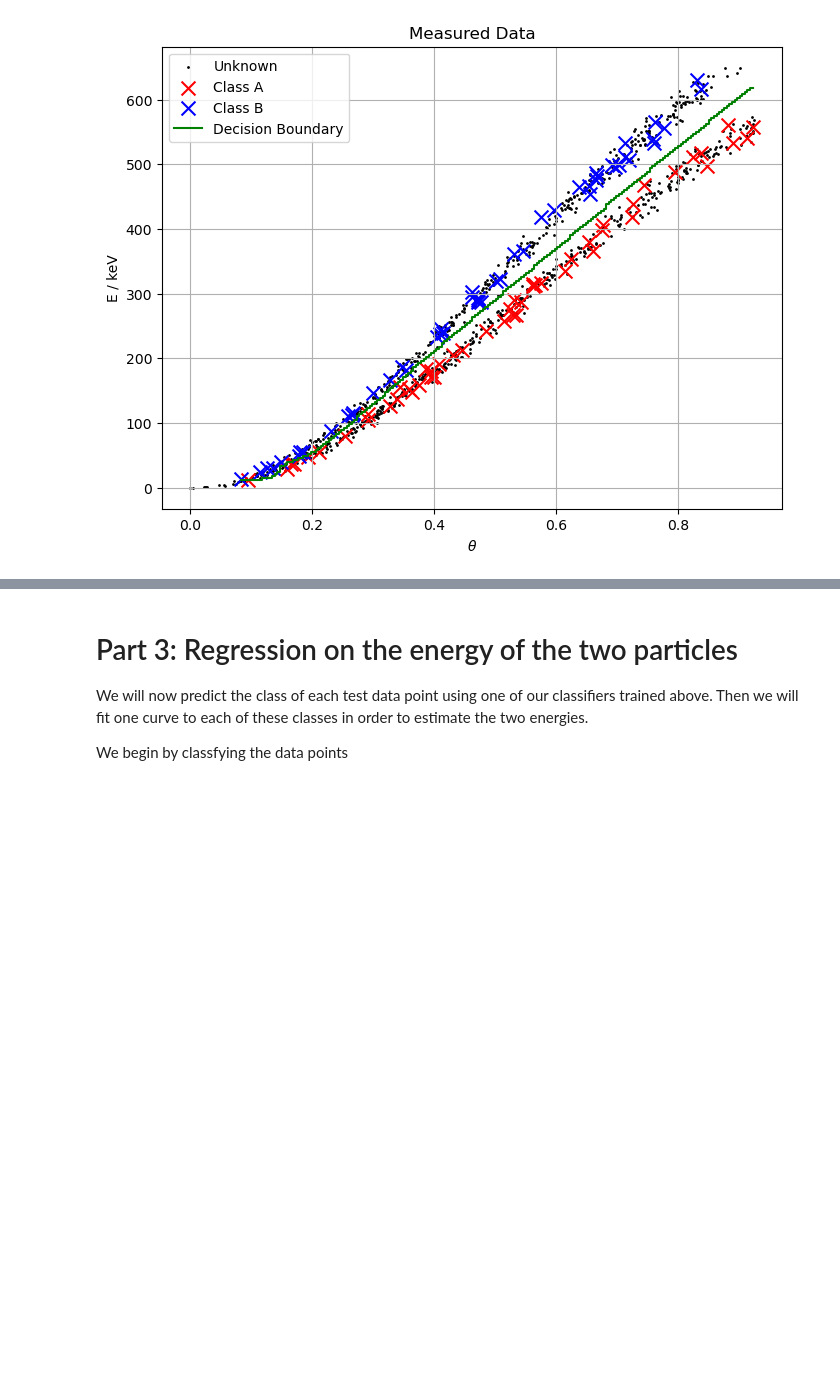
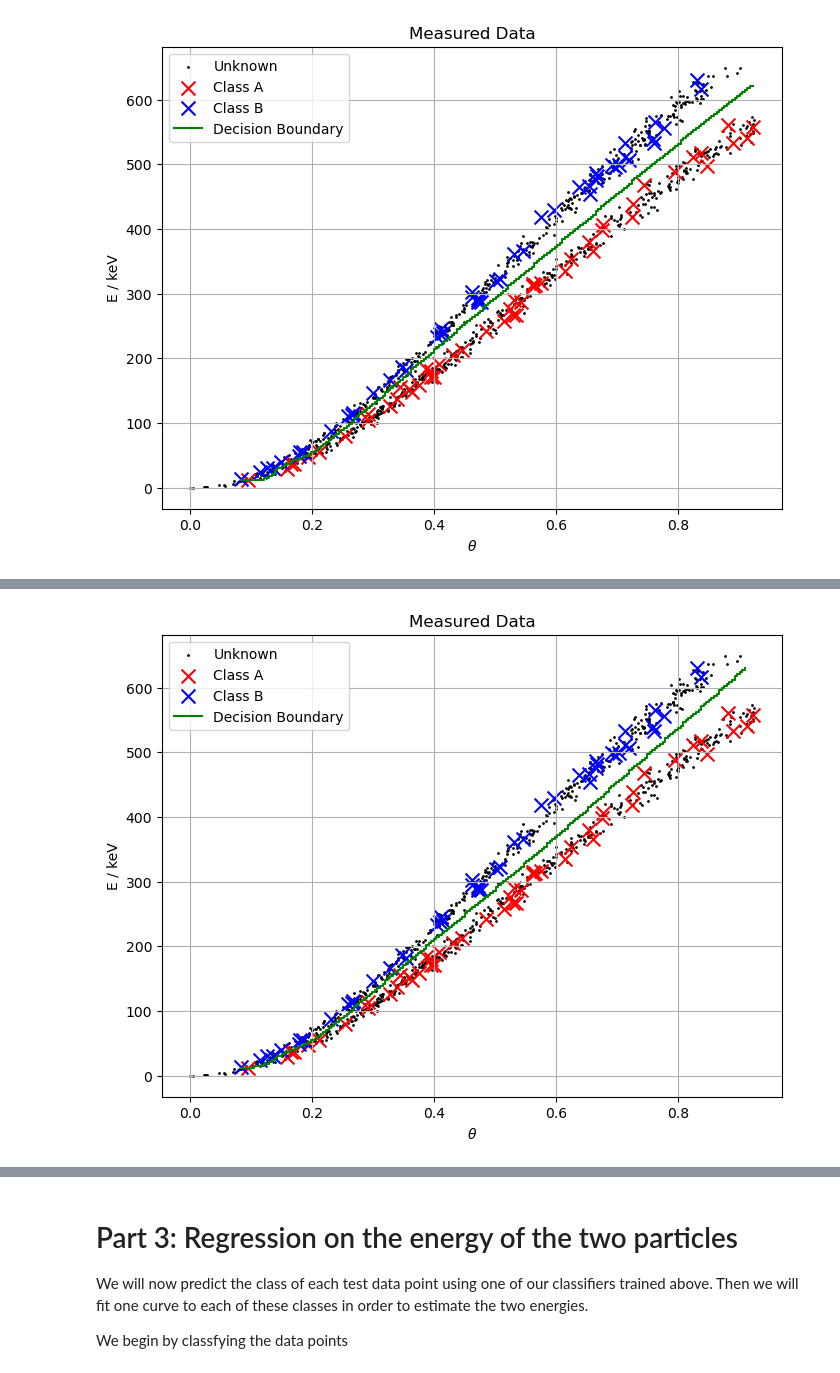
Before and after one commit to ScottMcHaffie/SH2150_assignments, a Jupyter notebook: assignment1/Assignment_1.ipynb, the cells around one changed output, grey strips where cells are left out. Cells and saved outputs as stored; diff of their text form; code cells hidden in the pictures; blank space fills up the shorter version.

```diff
--- a/assignment1/Assignment_1.ipynb
+++ b/assignment1/Assignment_1.ipynb
@@ -77,7 +79,9 @@ x_test shape: torch.Size([870, 2])
 # %% [markdown]
 Now lets plot the dataset to get a feeling of what we have to work with. We have a couple of data points that we know belongs to either class A or B. But for the majority of points, we don't know.
 # %%
-def plot_data():
+def plot_data(fig_name="no_name.jpg", fig_dir=Path(r"C:\Users\T480s\OneDrive\Documents\aKTH\KTH Second Year\ML_physics\SH2150_assignments\assignment1\report_figs")):
+    save_dir = fig_dir / fig_name
+
     fig = plt.figure(figsize=(8,6))
     ax = fig.add_subplot(1,1,1)
     ax.scatter(theta_test, energy_test, c='black', s=1, label='Unknown')
@@ -88,9 +92,11 @@ def plot_data():
     ax.set_title('Measured Data')
     ax.grid()
     ax.legend()
+
+    plt.savefig(save_dir, dpi=300)
     return fig, ax
 
-plot_data()
+plot_data(fig_name="initial_data.jpg")
 plt.show()
 # %% [output]
 [figure]
@@ -289,3 +295,18 @@ axs.legend()
 plt.show()
 # %% [output]
 [figure]
+# %%
+nn_model = NeuralNet(hidden_features=[32, 16, 8]) # TODO: insert the hidden layer dimensions as a python list, [10] would yield one hidden layer with 10 neurons
+optimizer_nn = torch.optim.Adam(nn_model.parameters(), lr=1e-3) # TODO: set learning rate
+num_epochs = 7500 # TODO: set number of epochs
+print (x_train.shape)
+# print(x_train)
+fit_model(nn_model, optimizer_nn, x_train, y_train, cross_entropy_loss, num_epochs)
+
+fig, axs = plot_data()
+
+# Plot decision boundary
+axs.plot(*nn_model.decision_boundary(x_train), c='green', label='Decision Boundary') #TODO: Fill in ???
+axs.legend()
+plt.show()
+# %% [output]
@@ -291,0 +315 @@ plt.show()
+[figure, added]
```
Also changed, not shown: parts of 15 cells of this notebook, 2 other files.
